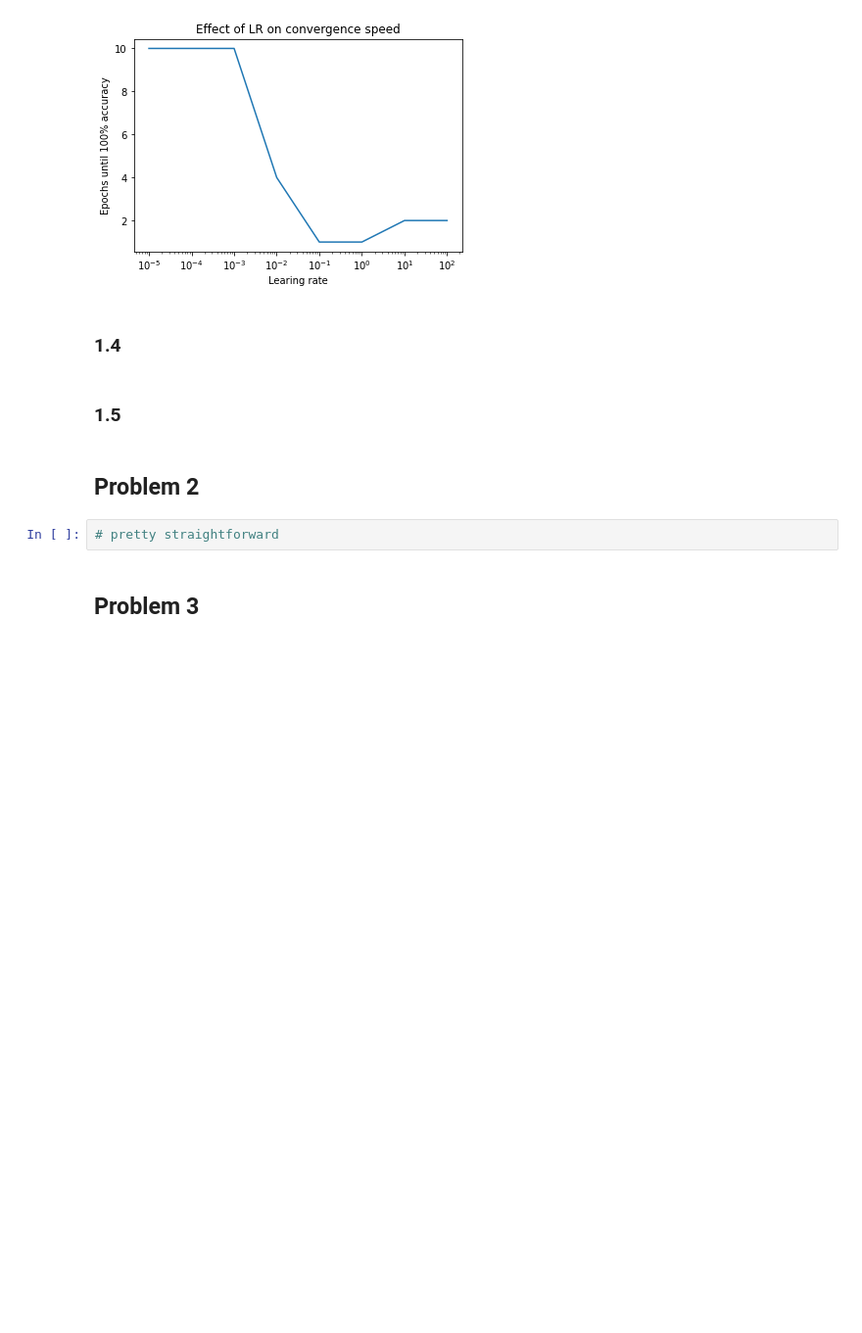
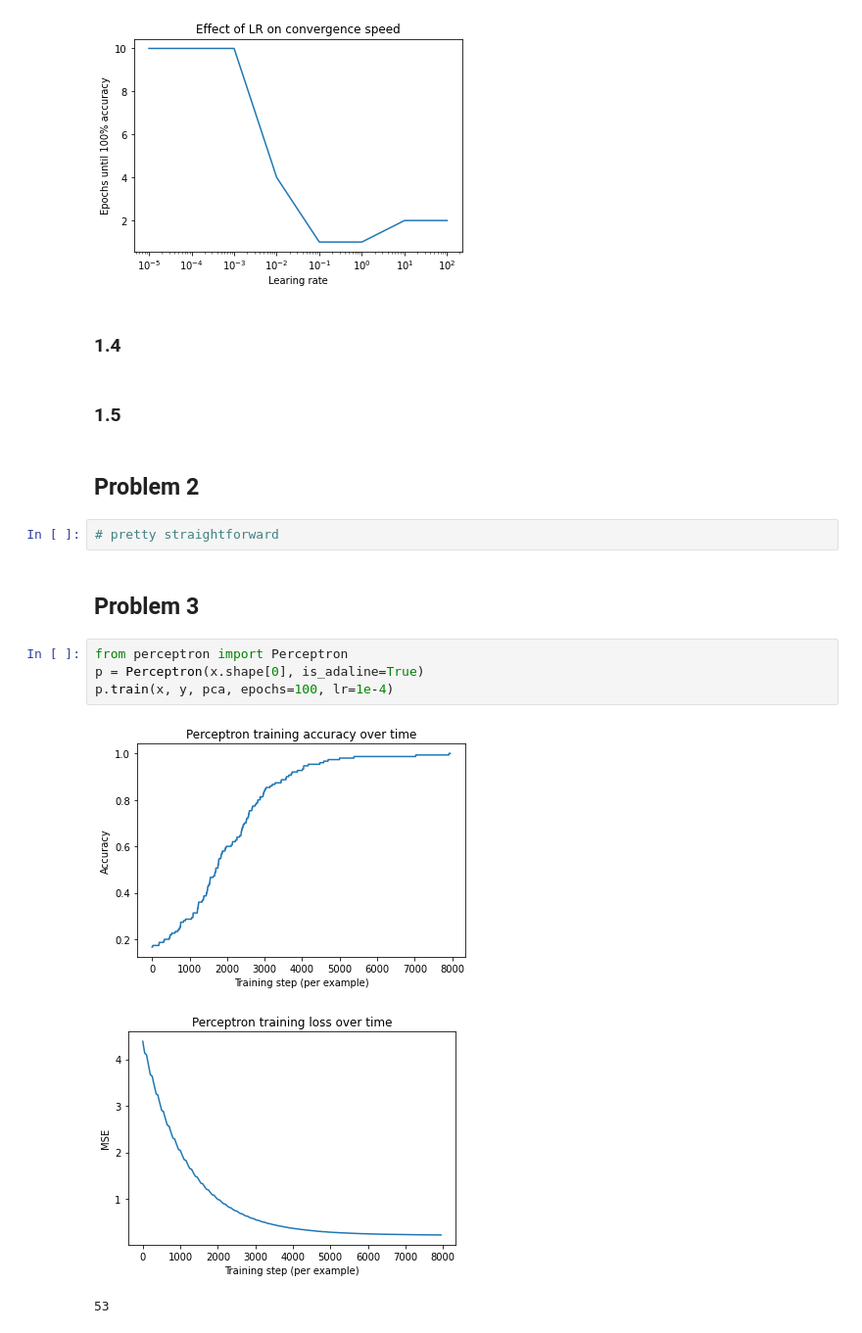
Before and after one commit to kmeng01/9.53-psets, a Jupyter notebook: pset-1/solution.ipynb, the cells around one changed output. Shown: that part at 98% size. Drawn from its saved outputs; the diff is of its cells as text; blank space fills up the shorter version.

Commit message:
implement adaline

```diff
--- a/pset-1/solution.ipynb
+++ b/pset-1/solution.ipynb
@@ -98,3 +98,11 @@ Text(0.5, 1.0, 'Effect of LR on convergence speed')
 # pretty straightforward
 # %% [markdown]
 ## Problem 3
+# %%
+from perceptron import Perceptron
+p = Perceptron(x.shape[0], is_adaline=True)
+p.train(x, y, pca, epochs=100, lr=1e-4)
+# %% [output]
+[figure, added]
+[figure, added]
+53
```
Also changed, not shown: 2 other files.
